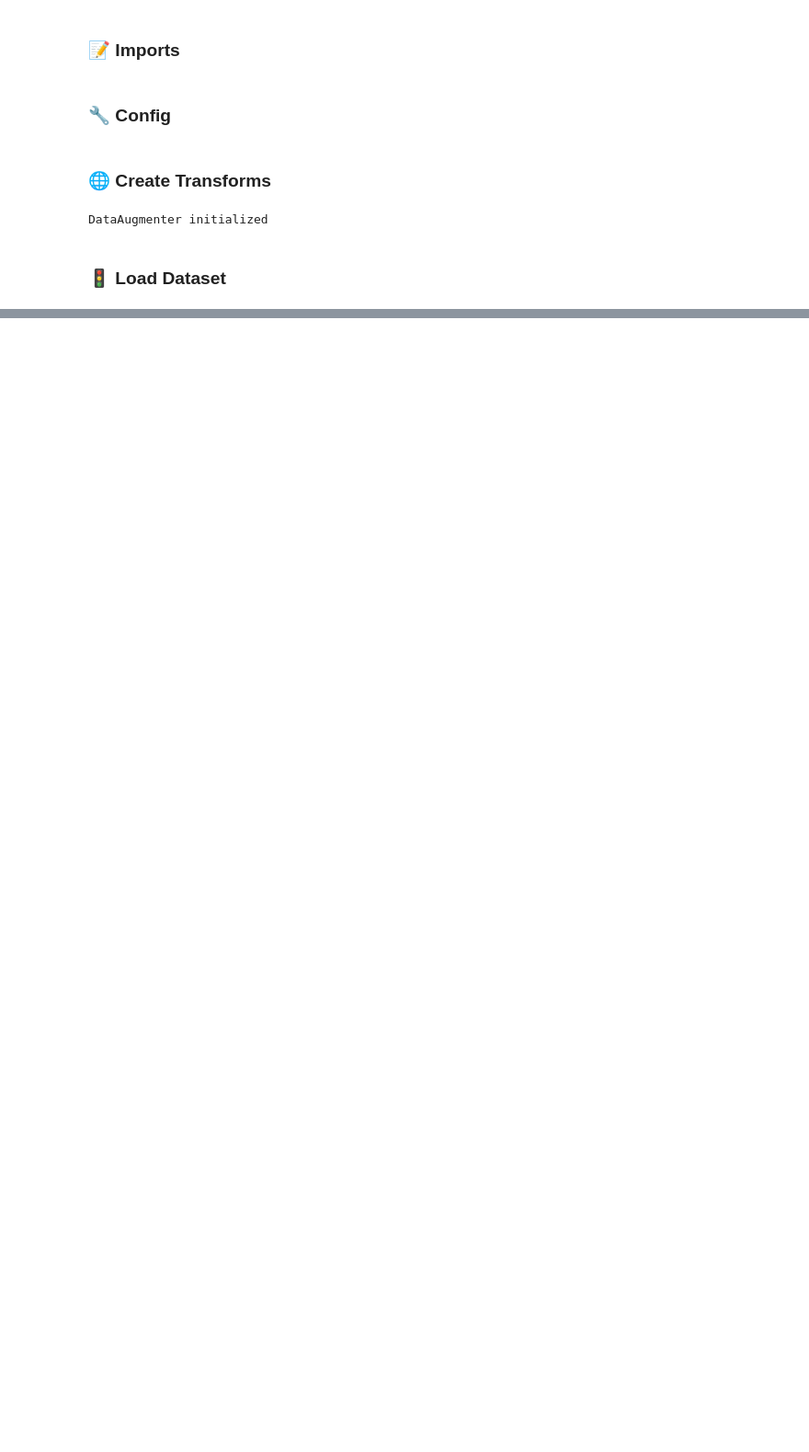
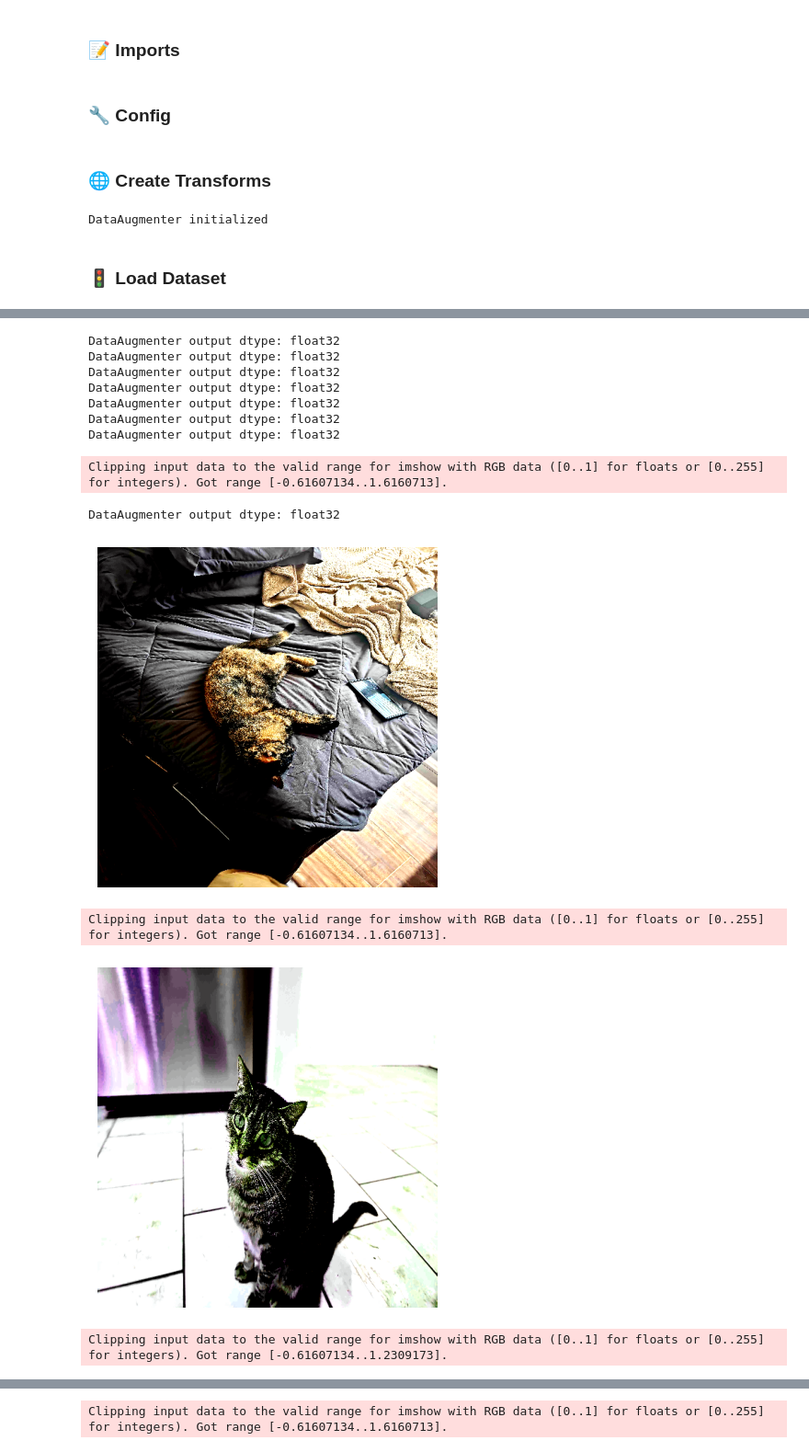
Before and after one commit to danjjost/cat_discriminator_app, a Jupyter notebook: src/augmented_data_viewer.ipynb, the cells around one changed output, grey strips where cells are left out. Shown at 92% size. Saved outputs shown, nothing was run; the diff lists cells and outputs as text; code cells hidden in the pictures; blank space fills up the shorter version.

Commit message:
Refactor augmented data viewer

```diff
--- a/src/augmented_data_viewer.ipynb
+++ b/src/augmented_data_viewer.ipynb
@@ -100,0 +47,29 @@ Clipping input data to the valid range for imshow with RGB data ([0..1] for floa
+# %%
+def show_image(img):
+    img = img * 0.5 + 0.5
+    npimg = img.numpy()
+    plt.imshow(np.transpose(npimg, (1, 2, 0)))
+    plt.axis('off')
+    plt.show()
+
+sample_loader = DataLoader(dataset, batch_size=8, shuffle=True)
+data_iter = iter(sample_loader)
+images, labels = next(data_iter)
+
+
+for i in range(images.size(0)):
+    show_image(images[i])
+# %% [output]
+DataAugmenter output dtype: float32
+DataAugmenter output dtype: float32
+DataAugmenter output dtype: float32
+DataAugmenter output dtype: float32
+DataAugmenter output dtype: float32
+DataAugmenter output dtype: float32
+DataAugmenter output dtype: float32
+Clipping input data to the valid range for imshow with RGB data ([0..1] for floats or [0..255] for integers). Got range [-0.61607134..1.6160713].
+DataAugmenter output dtype: float32
+[figure, added]
+Clipping input data to the valid range for imshow with RGB data ([0..1] for floats or [0..255] for integers). Got range [-0.61607134..1.6160713].
+[figure, added]
+Clipping input data to the valid range for imshow with RGB data ([0..1] for floats or [0..255] for integers). Got range [-0.61607134..1.2309173].
@@ -100,0 +77 @@ Clipping input data to the valid range for imshow with RGB data ([0..1] for floa
+Clipping input data to the valid range for imshow with RGB data ([0..1] for floats or [0..255] for integers). Got range [-0.61607134..1.6160713].
```
Also changed, not shown: parts of 5 cells of this notebook.
